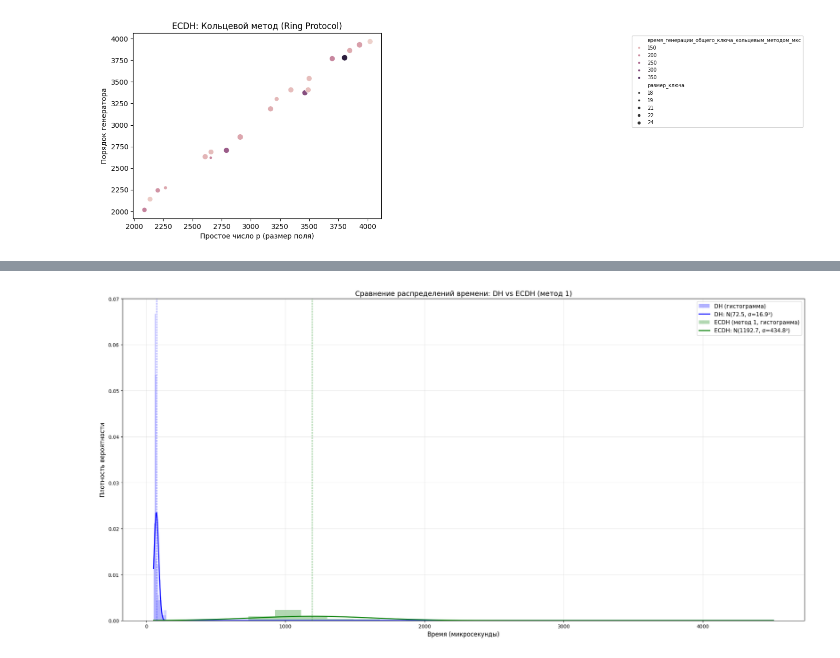
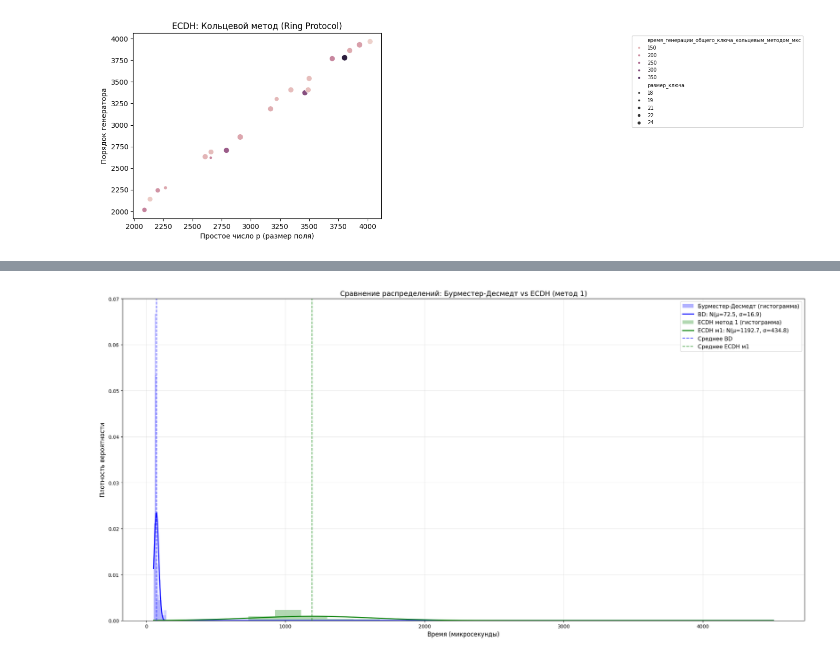
Before and after one commit to GeeZiX84/ECDH, a Jupyter notebook: analitycs.ipynb, the cells around one changed output, grey strips where cells are left out. Drawn from its saved outputs; the diff is of its cells as text; code cells hidden in the pictures.

```diff
--- a/analitycs.ipynb
+++ b/analitycs.ipynb
@@ -453,79 +627,99 @@ ECDH (кольцевой метод) - Минимум: 30.00, Максимум:
 # %%
 # ============================================================================
-# ГРАФИК 9: Наложение распределений DH и ECDH (метод 1)
+# ГРАФИК 9: Наложение распределений Бурместера-Десмедта и ECDH (метод 1)
 # ============================================================================
-# Сравнительный анализ двух распределений на одном графике
+# ОПИСАНИЕ:
+# Этот график показывает одновременное сравнение распределений двух алгоритмов:
+# Бурместера-Десмедта (синий) и ECDH со стандартным методом (зелёный).
+#
+# КОМПОНЕНТЫ:
+#   - Синяя полусозрачная гистограмма: распределение BD
+#   - Синяя кривая: нормальное распределение BD
+#   - Зелёная полусозрачная гистограмма: распределение ECDH (метод 1)
+#   - Зелёная кривая: нормальное распределение ECDH (метод 1)
+#   - Вертикальные пунктирные линии: средние значения каждого алгоритма
+#
+# КЛЮЧЕВЫЕ ВЫВОДЫ:
+# 1. Сдвиг линий средних показывает, на сколько один алгоритм быстрее другого
+# 2. Ширина распределений указывает на стабильность (узкое = стабильнее)
+# 3. Перекрытие областей показывает, как часто один алгоритм быстрее другого
+# 4. Форма кривых помогает оценить риск возникновения аномальных задержек
 
-data_dh = df['время_генерации_ключа_мкс']
-data_ecdh = df2['время_генерации_общего_ключа_последовательным_умножением_мкс']
+data_bd = bd['время_генерации_ключа_мкс']
+data_ecdh_m1 = ecdh['время_генерации_общего_ключа_последовательным_умножением_мкс']
 
-mu_dh, sigma_dh = np.mean(data_dh), np.std(data_dh)
-mu_ecdh, sigma_ecdh = np.mean(data_ecdh), np.std(data_ecdh)
+mu_bd, sigma_bd = np.mean(data_bd), np.std(data_bd)
+mu_ecdh_m1, sigma_ecdh_m1 = np.mean(data_ecdh_m1), np.std(data_ecdh_m1)
 
 # Общий диапазон для обеих кривых
-xmin = min(data_dh.min(), data_ecdh.min())
-xmax = max(data_dh.max(), data_ecdh.max())
+xmin = min(data_bd.min(), data_ecdh_m1.min())
+xmax = max(data_bd.max(), data_ecdh_m1.max())
 x = np.linspace(xmin, xmax, 1000)
 
 plt.figure(figsize=(20, 10))
 
-# DH: гистограмма и кривая
+# Бурместер-Десмедт: гистограмма и кривая
 plt.hist(
-    data_dh,
+    data_bd,
     bins=20,
     color='blue',
     alpha=0.3,
     density=True,
-    label='DH (гистограмма)'
+    label='Бурместер-Десмедт (гистограмма)'
 )
 plt.plot(
     x,
-    norm.pdf(x, mu_dh, sigma_dh),
+    norm.pdf(x, mu_bd, sigma_bd),
     'b-',
     lw=2,
-    label=f'DH: N({mu_dh:.1f}, σ={sigma_dh:.1f}²)'
+    label=f'BD: N(μ={mu_bd:.1f}, σ={sigma_bd:.1f})'
 )
 
 # ECDH: гистограмма и кривая
 plt.hist(
-    data_ecdh,
+    data_ecdh_m1,
     bins=20,
     color='green',
     alpha=0.3,
     density=True,
-    label='ECDH (метод 1, гистограмма)'
+    label='ECDH метод 1 (гистограмма)'
 )
 plt.plot(
     x,
-    norm.pdf(x, mu_ecdh, sigma_ecdh),
+    norm.pdf(x, mu_ecdh_m1, sigma_ecdh_m1),
     'g-',
     lw=2,
-    label=f'ECDH: N({mu_ecdh:.1f}, σ={sigma_ecdh:.1f}²)'
+    label=f'ECDH м1: N(μ={mu_ecdh_m1:.1f}, σ={sigma_ecdh_m1:.1f})'
 )
 
 # Вертикальные линии, показывающие средние значения
-plt.axvline(mu_dh, color='blue', linestyle='--', lw=1, alpha=0.7)
-plt.axvline(mu_ecdh, color='green', linestyle='--', lw=1, alpha=0.7)
+plt.axvline(mu_bd, color='blue', linestyle='--', lw=1.5, alpha=0.7, label=f'Среднее BD')
+plt.axvline(mu_ecdh_m1, color='green', linestyle='--', lw=1.5, alpha=0.7, label=f'Среднее ECDH м1')
 
 plt.xlabel('Время (микросекунды)', fontsize=12)
 plt.ylabel('Плотность вероятности', fontsize=12)
-plt.title('Сравнение распределений времени: DH vs ECDH (метод 1)', fontsize=14)
-plt.legend(fontsize=11)
+plt.title('Сравнение распределений: Бурместер-Десмедт vs ECDH (метод 1)', fontsize=14)
+plt.legend(fontsize=11, loc='upper right')
 plt.grid(True, alpha=0.3)
 plt.tight_layout()
 plt.show()
 
 # Выводы
 print("\n" + "="*70)
-print("СТАТИСТИЧЕСКИЙ АНАЛИЗ")
+print("СТАТИСТИЧЕСКИЙ АНАЛИЗ И СРАВНЕНИЕ")
 print("="*70)
-print(f"\nDH:")
-print(f"  Среднее: {mu_dh:.2f} мкс")
-print(f"  Стд.откл: {sigma_dh:.2f} мкс")
-print(f"\nECDH (метод 1):")
-print(f"  Среднее: {mu_ecdh:.2f} мкс")
-print(f"  Стд.откл: {sigma_ecdh:.2f} мкс")
-print(f"\nЭCDH быстрее DH в {mu_dh/mu_ecdh:.2f} раз")
+print(f"\nБурместер-Десмедт (BD):")
+print(f"  Среднее:              {mu_bd:.2f} мкс")
+print(f"  Стд.отклонение:       {sigma_bd:.2f} мкс")
+print(f"  Коэффициент вариации: {(sigma_bd/mu_bd)*100:.2f}%")
+print(f"\nECDH (последовательный метод):")
+print(f"  Среднее:              {mu_ecdh_m1:.2f} мкс")
+print(f"  Стд.отклонение:       {sigma_ecdh_m1:.2f} мкс")
+print(f"  Коэффициент вариации: {(sigma_ecdh_m1/mu_ecdh_m1)*100:.2f}%")
+print(f"\n{'─'*70}")
+print(f"Бурместер-Десмедт быстрее ECDH в {mu_ecdh_m1/mu_bd:.2f} раз")
+print(f"Бурместер-Десмедт стабильнее в {sigma_ecdh_m1/sigma_bd:.2f} раз")
+print("="*70)
 # %% [output]
-[figure, old version]
+[figure, new version]
 ======================================================================
```
Also changed, not shown: parts of 15 cells of this notebook, 11 other files.
